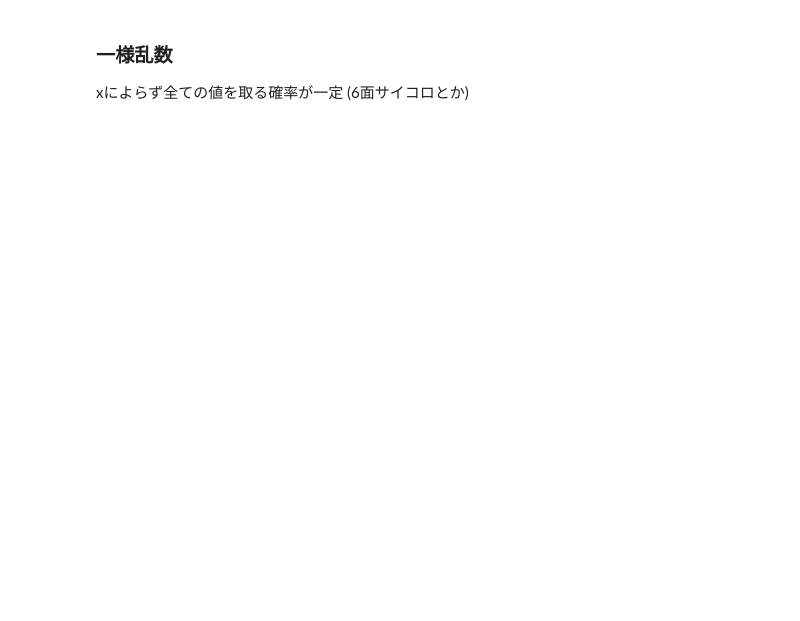
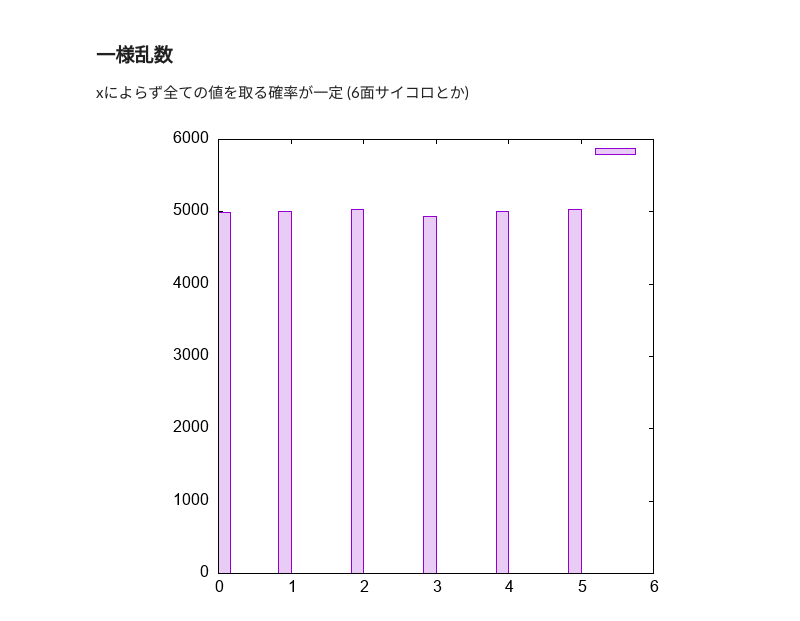
Before and after one commit to hikettei/cl-waffe, a Jupyter notebook: tutorials/jp/Distributions.ipynb, the cells around one changed output. Cells and saved outputs as stored; diff of their text form; code cells hidden in the pictures; blank space fills up the shorter version.

```diff
--- a/tutorials/jp/Distributions.ipynb
+++ b/tutorials/jp/Distributions.ipynb
@@ -135,3 +161,8 @@ $$
 ### 一様乱数
 
 xによらず全ての値を取る確率が一定 (6面サイコロとか)
+# %%
+(with-gnuplot "Uniform_Random"
+    (show-histogram (!random `(30000) 6)))
+# %% [output]
+[figure, added]
```
Also changed, not shown: parts of 4 cells of this notebook, 8 other files.
